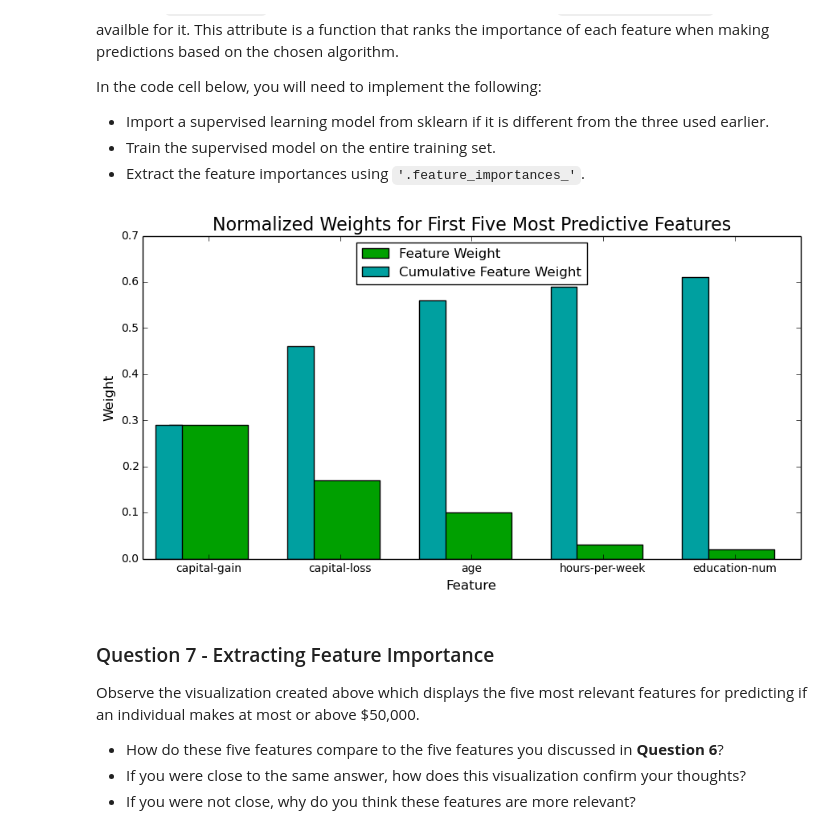
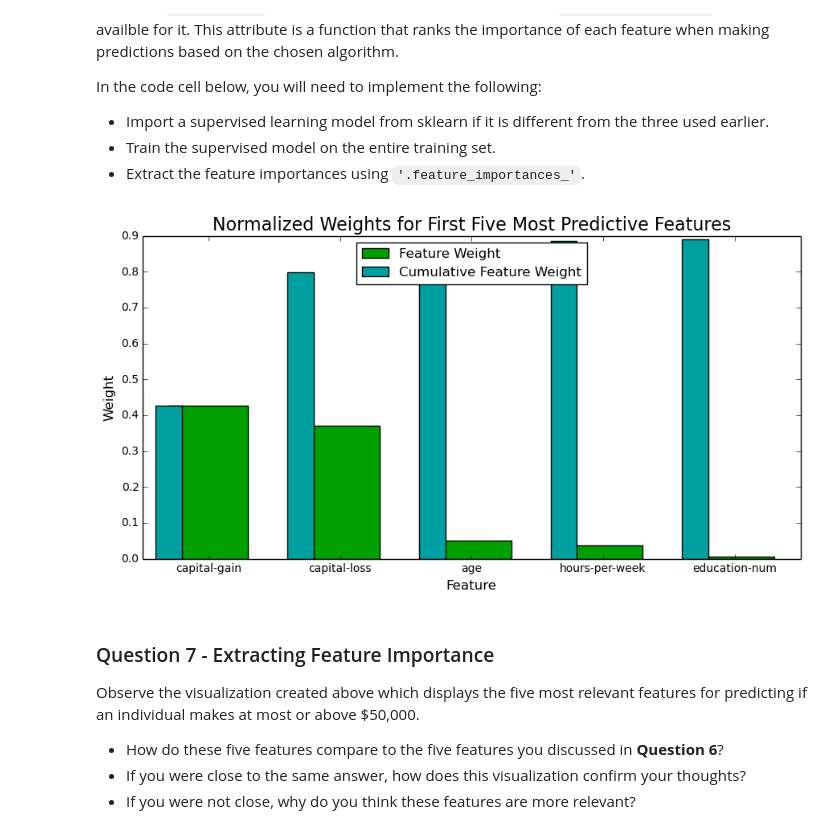
Before and after one commit to boyihu/machine-learning, a Jupyter notebook: projects/finding_donors/finding_donors.ipynb, the cells around one changed output. Cells and saved outputs as stored; diff of their text form; code cells hidden in the pictures.

```diff
--- a/projects/finding_donors/finding_donors.ipynb
+++ b/projects/finding_donors/finding_donors.ipynb
@@ -616,17 +629,17 @@ In the code cell below, you will need to implement the following:
 # %%
 # TODO: Import a supervised learning model that has 'feature_importances_'
 
 
 # TODO: Train the supervised model on the training set using .fit(X_train, y_train)
-model = AdaBoostClassifier(random_state = 0, n_estimators=100).fit(X_train, y_train)
+model = AdaBoostClassifier(random_state = 0, n_estimators=1000).fit(X_train, y_train)
 
 # TODO: Extract the feature importances using .feature_importances_
 importances = model.feature_importances_
 
 # Plot
 vs.feature_plot(importances, X_train, y_train)
 # %% [output]
-[figure, old version]
+[figure, new version]
 # %% [markdown]
 ### Question 7 - Extracting Feature Importance
 
```
Also changed, not shown: parts of 17 cells of this notebook, 1 other file.
